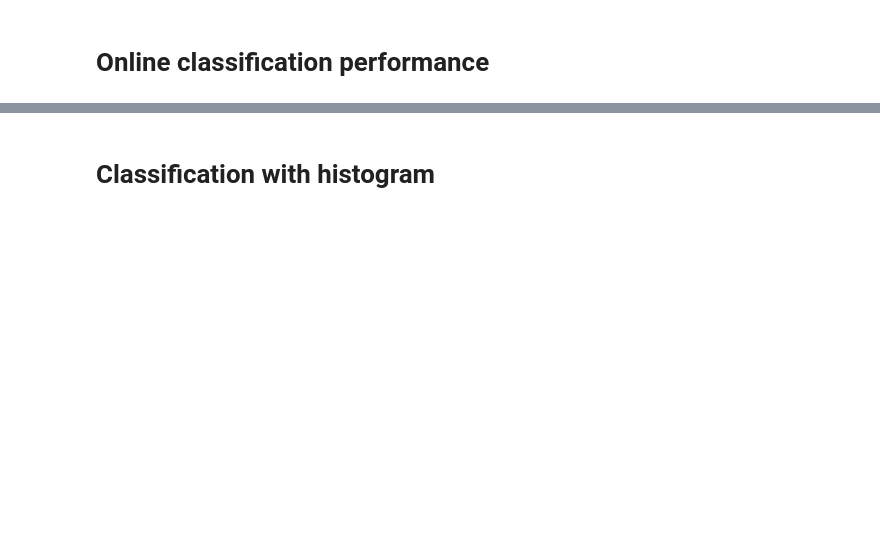
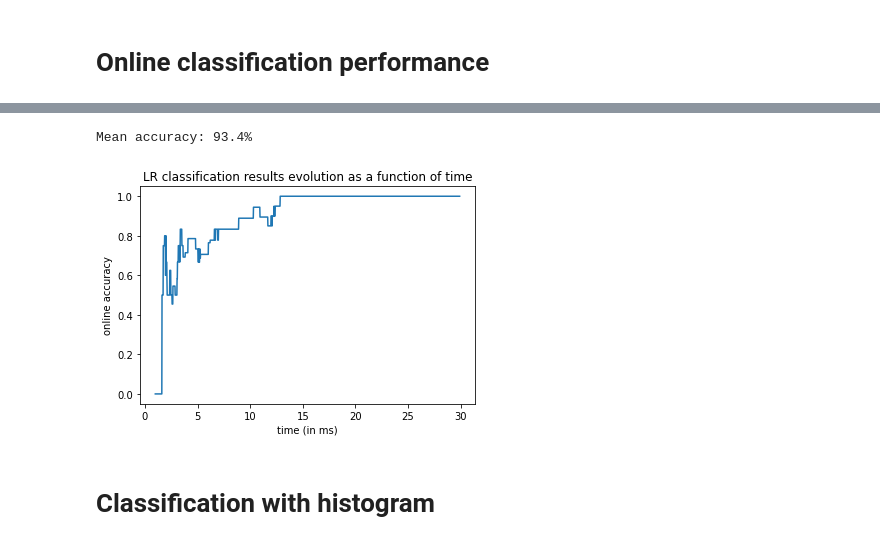
Before and after one commit to AntoineGrimaldi/HOTS, a Jupyter notebook: notebooks/RESULTS_02_PokerDVS.ipynb, the cells around one changed output, grey strips where cells are left out. Saved outputs shown, nothing was run; the diff lists cells and outputs as text; code cells hidden in the pictures; blank space fills up the shorter version.

```diff
--- a/notebooks/RESULTS_02_PokerDVS.ipynb
+++ b/notebooks/RESULTS_02_PokerDVS.ipynb
@@ -56,6 +62,6 @@ hots.plotlayer();
 # %% [markdown]
 # Online classification performance
 # %%
-tau_cla = 20
+tau_cla = 15
 hots.running(loader, trainset.ordering, trainset.classes, train=True)
 model, loss = fit_MLR(hots, tau_cla)
@@ -67,6 +98,9 @@ meanac, onlinac, lastac, truepos, falsepos = score_classif_events(likelihood, tr
 # %%
-timestep = 100
+timestep = 10
 meanac, onlinac, lastac, truepos, falsepos = score_classif_time(likelihood, true_target, timestamps, timestep, thres=None)
+# %% [output]
+Mean accuracy: 93.4%
+[figure, added]
 # %% [markdown]
 # Classification with histogram
 # %%
```
Also changed, not shown: parts of 7 cells of this notebook, 3 other files.
